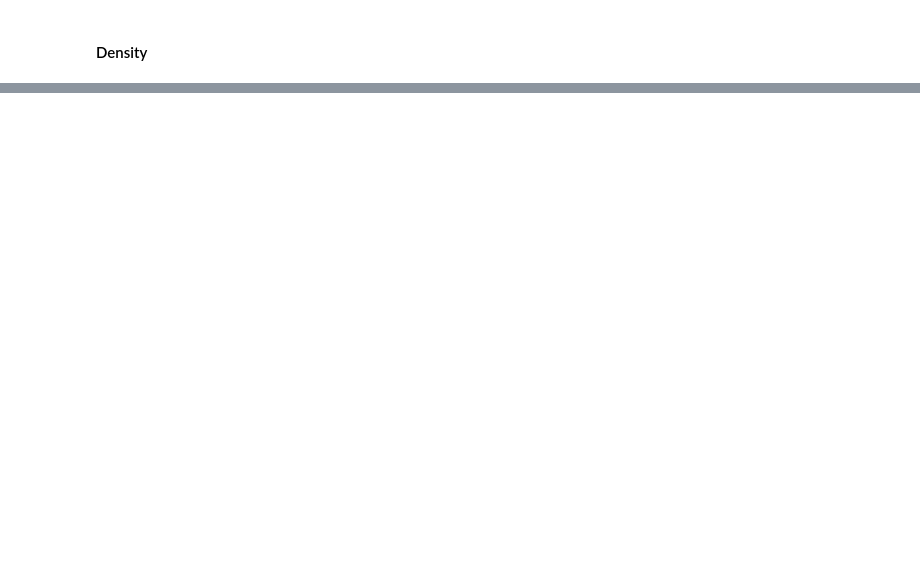
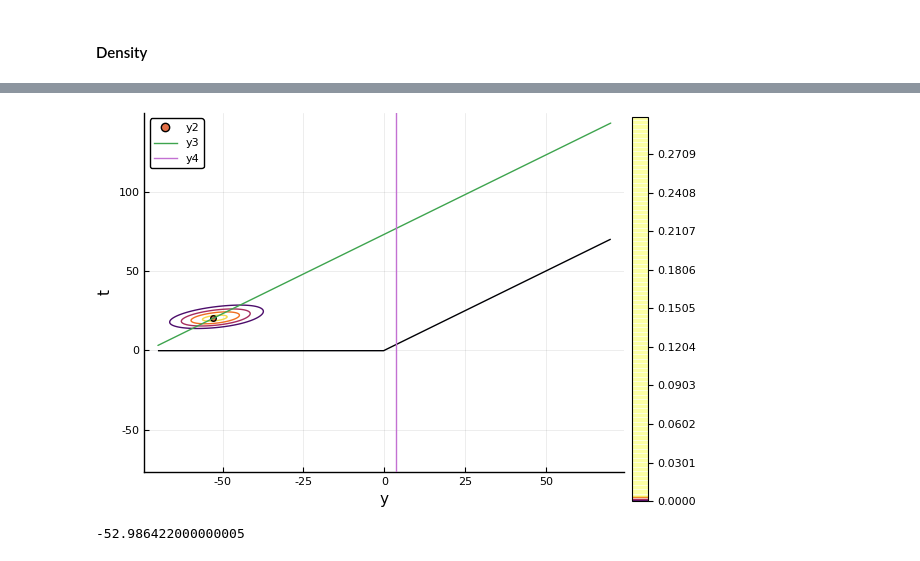
Before and after one commit to sisl/CRCBS.jl, a Jupyter notebook: experiments/Probability_estimation_choosing_bounds.ipynb, the cells around one changed output, grey strips where cells are left out. Cells and saved outputs as stored; diff of their text form; code cells hidden in the pictures; blank space fills up the shorter version.

```diff
--- a/experiments/Probability_estimation_choosing_bounds.ipynb
+++ b/experiments/Probability_estimation_choosing_bounds.ipynb
@@ -48 +149,15 @@ plot(x,y,pdensity,st=:surface,camera=(-30,30))
+# %%
+plot(contour(x, y, pdensity; levels = collect(range(0,stop=0.3,length=300))),xlabel="y",ylabel="t")
+scatter!([ymax],[tmax])
+plot!(x,xt)
+vline!([t1-t2])
+# %% [output]
+[figure, added]
+# %%
+xt = [xy + (n1-1)*lambda for xy in x]
+#tmax = (sqrt(n1*n2 - n1 - n2 + 1))*lambda
+tmax = (-n1*n2 + n1 + n2 - 1)*lambda/(1-n1)
+ymax = tmax - (n1-1)*lambda
+# %% [output]
+-52.986422000000005
 # %%
```
Also changed, not shown: parts of 13 cells of this notebook, 10 other files.
